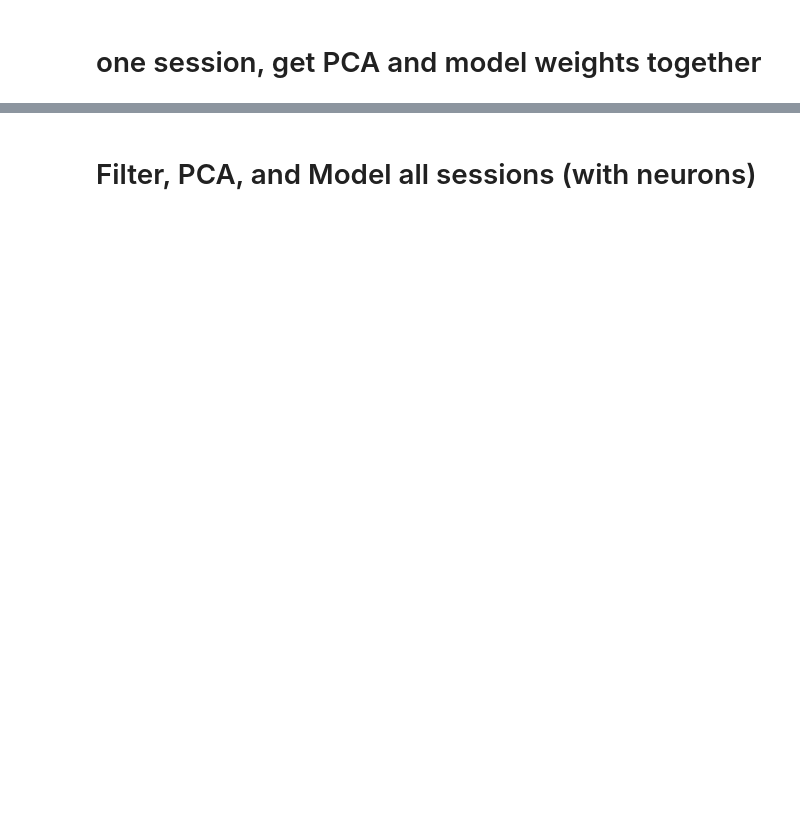
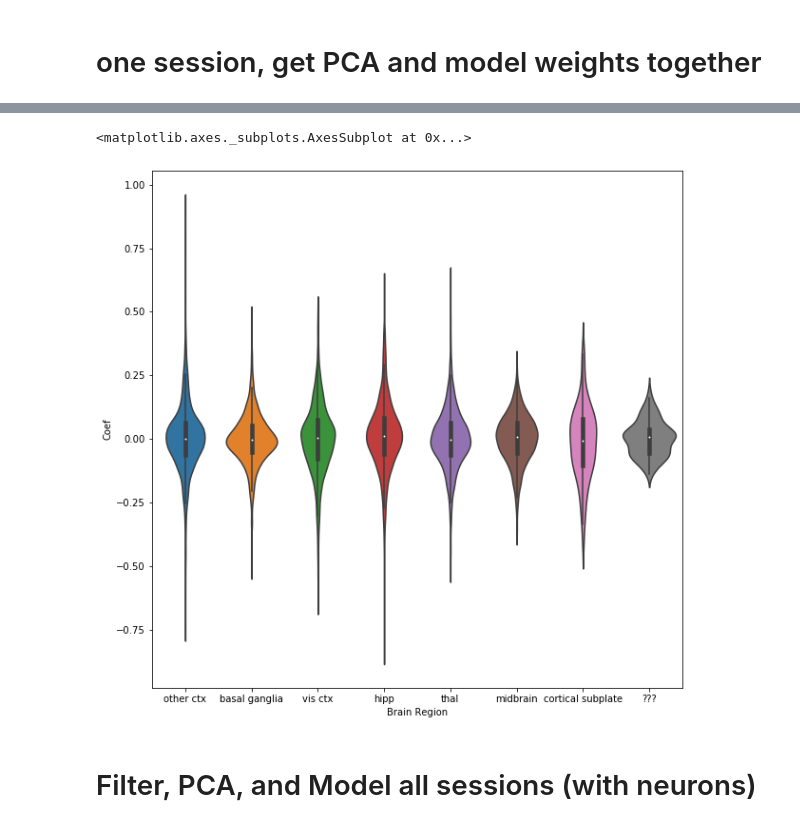
Before and after one commit to jorgeerrz/mistaken_mice, a Jupyter notebook: mistaken_mice.ipynb, the cells around one changed output, grey strips where cells are left out. Saved outputs shown, nothing was run; the diff lists cells and outputs as text; code cells hidden in the pictures; blank space fills up the shorter version.

```diff
--- a/mistaken_mice.ipynb
+++ b/mistaken_mice.ipynb
@@ -256,3 +253,10 @@ for ax,session in zip(axes.flatten(),range(37)):
+# %%
+fig,ax = plt.subplots(1, 1, figsize=(10, 10))
+sns.violinplot(x='Brain Region',y='Coef',data=df,ax=ax,zorder=1)
+#sns.barplot(x='Brain Region',y='Coef',estimator=(lambda x: np.mean(np.abs(x))),data=df,ci="sd",ax=ax,zorder=2)
+# %% [output]
+<matplotlib.axes._subplots.AxesSubplot at 0x...>
+[figure, added]
 # %% [markdown]
 # Filter, PCA, and Model all sessions (with neurons)
 # %%
```
Also changed, not shown: parts of 15 cells of this notebook, 3 other files.
